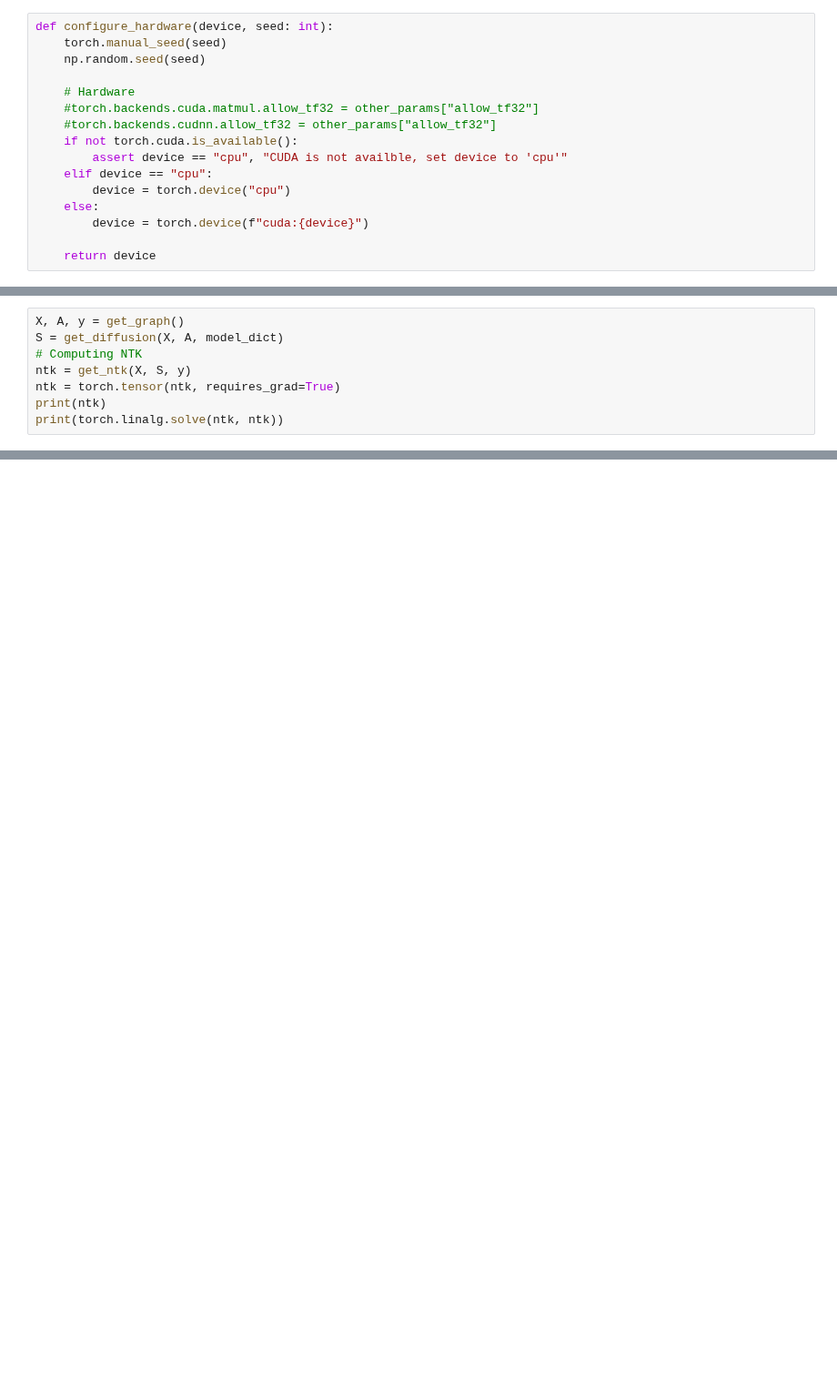
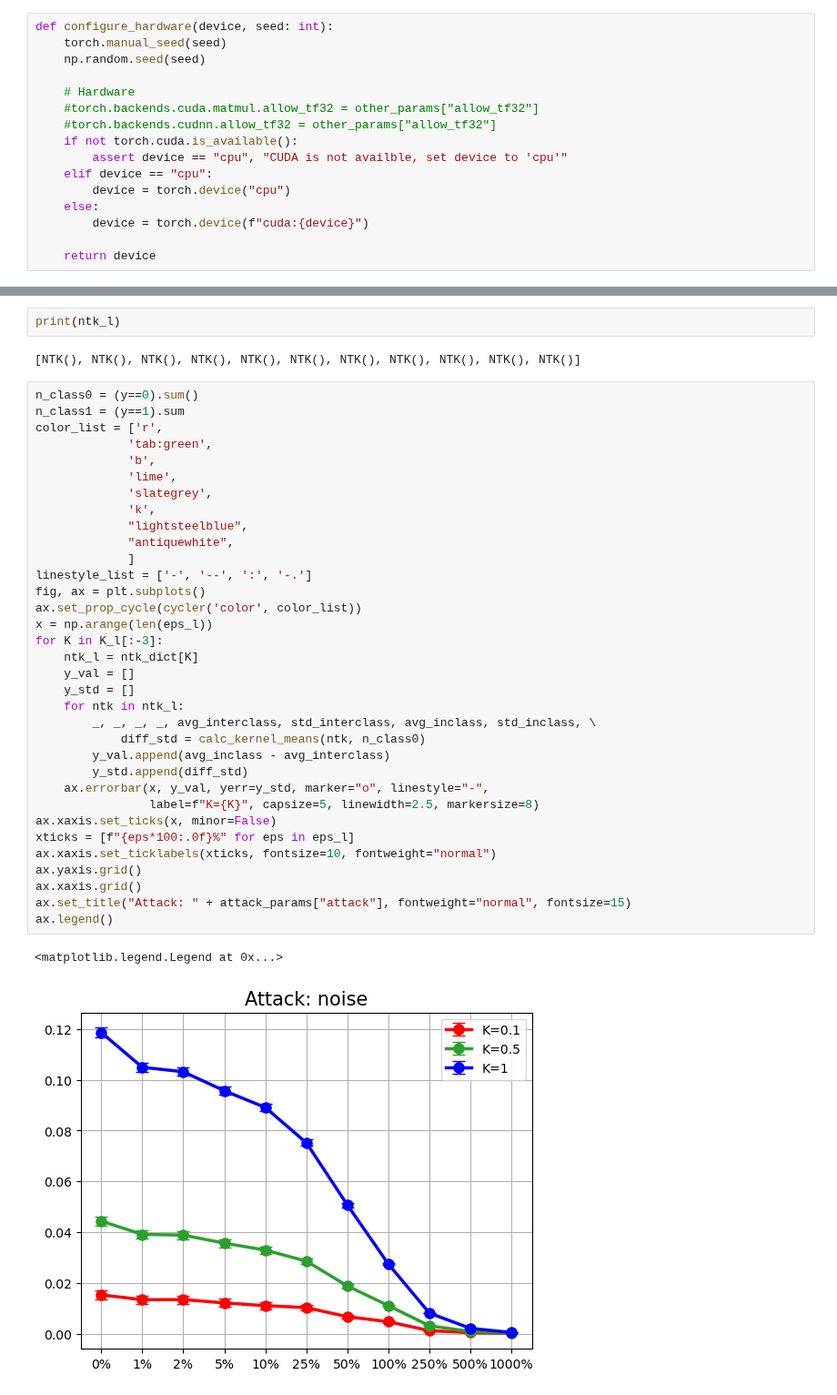
Before and after one commit to saper0/qpcert, a Jupyter notebook: ntk.ipynb, the cells around one changed output, grey strips where cells are left out. Shown at 91% size. Saved outputs shown, nothing was run; the diff lists cells and outputs as text; blank space fills up the shorter version.

```diff
--- a/ntk.ipynb
+++ b/ntk.ipynb
@@ -119,8 +157,0 @@ NameError: name 'K_l' is not defined
-# %%
-X, A, y = get_graph()
-S = get_diffusion(X, A, model_dict)
-# Computing NTK
-ntk = get_ntk(X, S, y)
-ntk = torch.tensor(ntk, requires_grad=True)
-print(ntk)
-print(torch.linalg.solve(ntk, ntk))
@@ -194,0 +203,41 @@ NameError: name 'kernel' is not defined
+# %%
+print(ntk_l)
+# %% [output]
+[NTK(), NTK(), NTK(), NTK(), NTK(), NTK(), NTK(), NTK(), NTK(), NTK(), NTK()]
+# %%
+n_class0 = (y==0).sum()
+n_class1 = (y==1).sum
+color_list = ['r',
+             'tab:green',
+             'b',
+             'lime',
+             'slategrey',
+             'k',
+             "lightsteelblue",
+             "antiquewhite",
+             ]
+linestyle_list = ['-', '--', ':', '-.']
+fig, ax = plt.subplots()
+ax.set_prop_cycle(cycler('color', color_list))
+x = np.arange(len(eps_l))
+for K in K_l[:-3]:
+    ntk_l = ntk_dict[K]
+    y_val = []
+    y_std = []
+    for ntk in ntk_l:
+        _, _, _, _, avg_interclass, std_interclass, avg_inclass, std_inclass, \
+            diff_std = calc_kernel_means(ntk, n_class0)
+        y_val.append(avg_inclass - avg_interclass)
+        y_std.append(diff_std)
+    ax.errorbar(x, y_val, yerr=y_std, marker="o", linestyle="-",
+                label=f"K={K}", capsize=5, linewidth=2.5, markersize=8)
+ax.xaxis.set_ticks(x, minor=False)
+xticks = [f"{eps*100:.0f}%" for eps in eps_l]
+ax.xaxis.set_ticklabels(xticks, fontsize=10, fontweight="normal")
+ax.yaxis.grid()
+ax.xaxis.grid()
+ax.set_title("Attack: " + attack_params["attack"], fontweight="normal", fontsize=15)
+ax.legend()
+# %% [output]
+<matplotlib.legend.Legend at 0x...>
+[figure, added]
```
Also changed, not shown: parts of 12 cells of this notebook, 5 other files.
